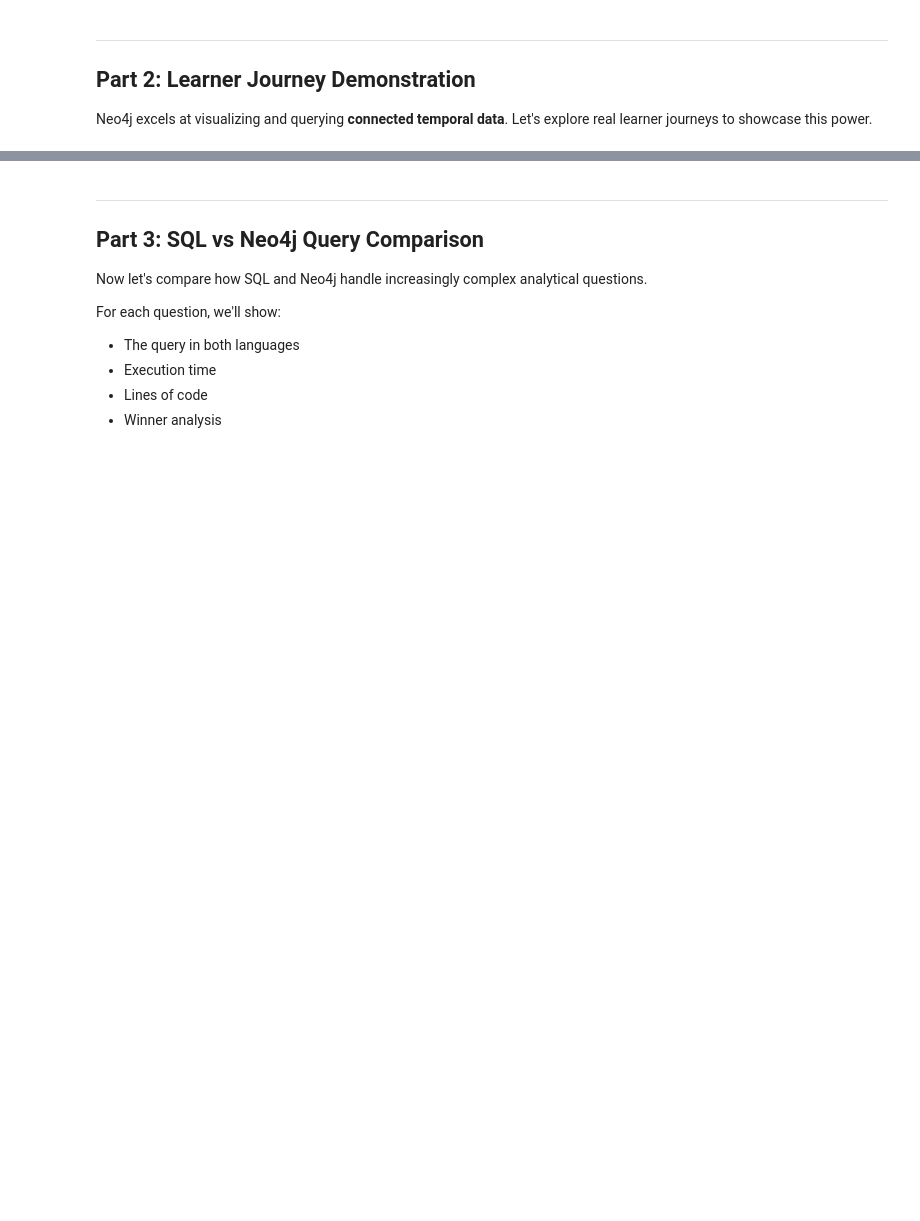
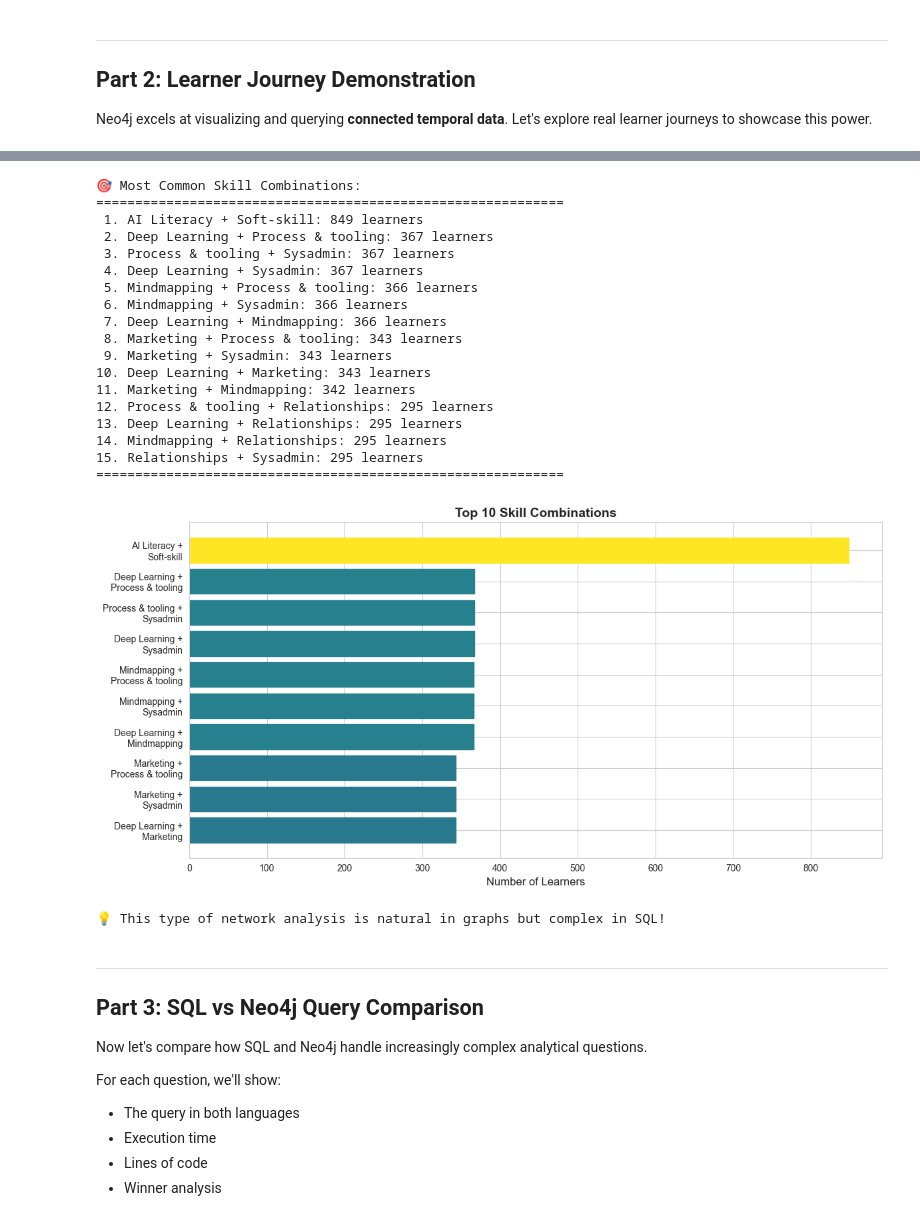
Before and after one commit to abulkhair1994/Kweli, a Jupyter notebook: notebooks/learner_journey_sql_vs_neo4j.ipynb, the cells around one changed output, grey strips where cells are left out. Cells and saved outputs as stored; diff of their text form; code cells hidden in the pictures; blank space fills up the shorter version.

```diff
--- a/notebooks/learner_journey_sql_vs_neo4j.ipynb
+++ b/notebooks/learner_journey_sql_vs_neo4j.ipynb
@@ -573,0 +680,40 @@ else:
+# %%
+# Cell 9: Learning State Distribution (Current Snapshot)
+# Note: Temporal state tracking (SCD Type 2) is not implemented yet.
+# See docs/next_steps.md for details on what would be needed.
+
+state_distribution_query = """
+MATCH (l:Learner)
+WHERE l.currentLearningState IS NOT NULL
+WITH l.currentLearningState as state, count(l) as learner_count
+RETURN state, learner_count
+ORDER BY learner_count DESC
+"""
+
+state_distribution = run_neo4j_query(state_distribution_query)
+
+if state_distribution:
+    print("📊 Learning State Distribution (Current Snapshot):")
+    print("=" * 60)
+
+    total_learners = sum(row['learner_count'] for row in state_distribution)
+
+    for row in state_distribution:
+        state = row['state']
+        count = row['learner_count']
+        percentage = (count / total_learners * 100) if total_learners > 0 else 0
+
+        # Create visual bar
+        bar_length = int(percentage / 2)  # Scale to fit
+        bar = "█" * bar_length
+
+        print(f"\n{state:15s} {count:>8,} learners ({percentage:>5.1f}%)")
+        print(f"                {bar}")
+
+    print("\n" + "=" * 60)
+    print(f"Total: {total_learners:,} learners")
+
+    print("\n💡 Note: This shows current state only (snapshot data).")
+    print("   For temporal state tracking, see docs/next_steps.md")
+else:
+    print("⚠️  No learning state data found")
@@ -580,6 +744,7 @@ WITH l, collect(s.name) as skills
 WHERE size(skills) >= 2
 UNWIND skills as skill1
 UNWIND skills as skill2
+WITH l, skill1, skill2
 WHERE skill1 < skill2
 RETURN skill1, skill2, count(*) as co_occurrence
 ORDER BY co_occurrence DESC
@@ -591,33 +756,54 @@ skill_combos = run_neo4j_query(skill_combo_query)
 if skill_combos:
     skill_df = pd.DataFrame(skill_combos)
 
     print("🎯 Most Common Skill Combinations:")
     print("=" * 60)
     for idx, row in skill_df.iterrows():
         print(f"{idx+1:2d}. {row['skill1']} + {row['skill2']}: {row['co_occurrence']} learners")
     print("=" * 60)
 
     # Visualize top combinations
     fig, ax = plt.subplots(figsize=(12, 6))
     skill_df['combination'] = skill_df['skill1'] + ' +\n' + skill_df['skill2']
 
     bars = ax.barh(skill_df['combination'][:10], skill_df['co_occurrence'][:10])
 
     # Color bars
     colors = plt.cm.viridis(skill_df['co_occurrence'][:10] / skill_df['co_occurrence'][:10].max())
     for bar, color in zip(bars, colors):
         bar.set_color(color)
 
     ax.set_xlabel('Number of Learners', fontsize=12)
     ax.set_title('Top 10 Skill Combinations', fontsize=14, fontweight='bold')
     ax.invert_yaxis()
 
     plt.tight_layout()
     plt.show()
 
     print("\n💡 This type of network analysis is natural in graphs but complex in SQL!")
 else:
     print("ℹ️  No skill combinations found")
+# %% [output]
+🎯 Most Common Skill Combinations:
+============================================================
+ 1. AI Literacy + Soft-skill: 849 learners
+ 2. Deep Learning + Process & tooling: 367 learners
+ 3. Process & tooling + Sysadmin: 367 learners
+ 4. Deep Learning + Sysadmin: 367 learners
+ 5. Mindmapping + Process & tooling: 366 learners
+ 6. Mindmapping + Sysadmin: 366 learners
+ 7. Deep Learning + Mindmapping: 366 learners
+ 8. Marketing + Process & tooling: 343 learners
+ 9. Marketing + Sysadmin: 343 learners
+10. Deep Learning + Marketing: 343 learners
+11. Marketing + Mindmapping: 342 learners
+12. Process & tooling + Relationships: 295 learners
+13. Deep Learning + Relationships: 295 learners
+14. Mindmapping + Relationships: 295 learners
+15. Relationships + Sysadmin: 295 learners
+============================================================
+[figure, added]
+💡 This type of network analysis is natural in graphs but complex in SQL!
 # %% [markdown]
 ---
 ## Part 3: SQL vs Neo4j Query Comparison <a id='part3'></a>
```
Also changed, not shown: parts of 35 cells of this notebook, 40 other files.
